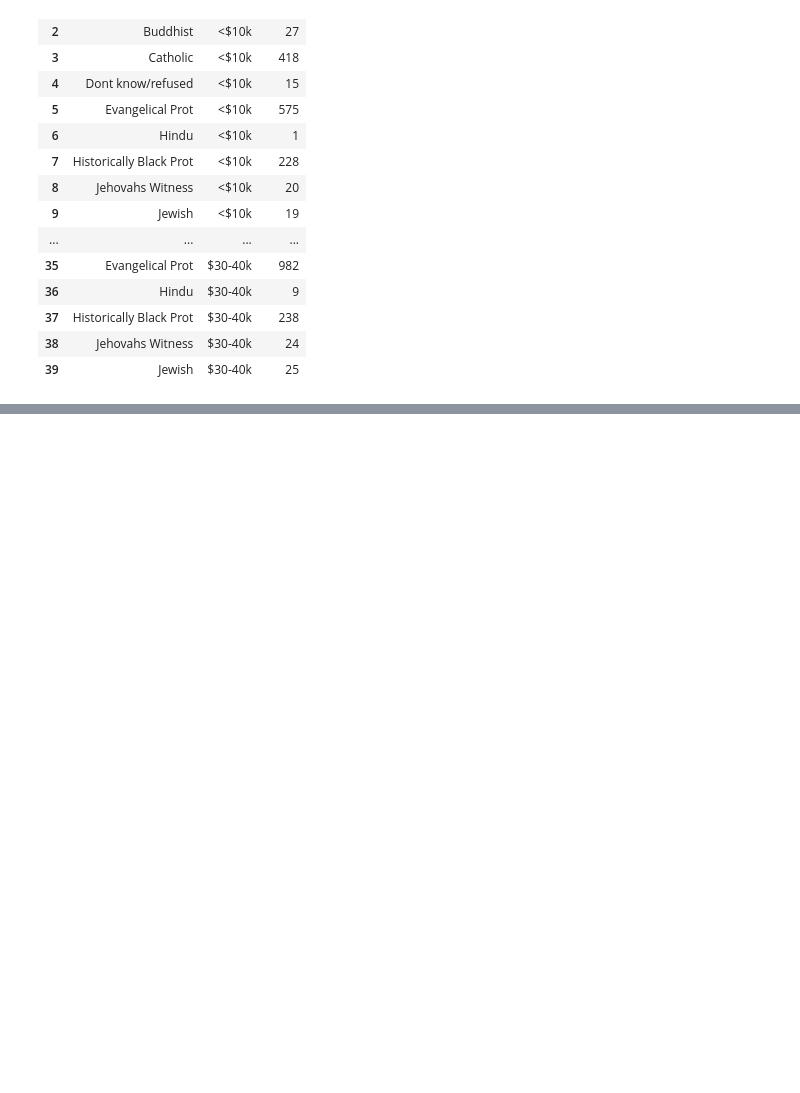
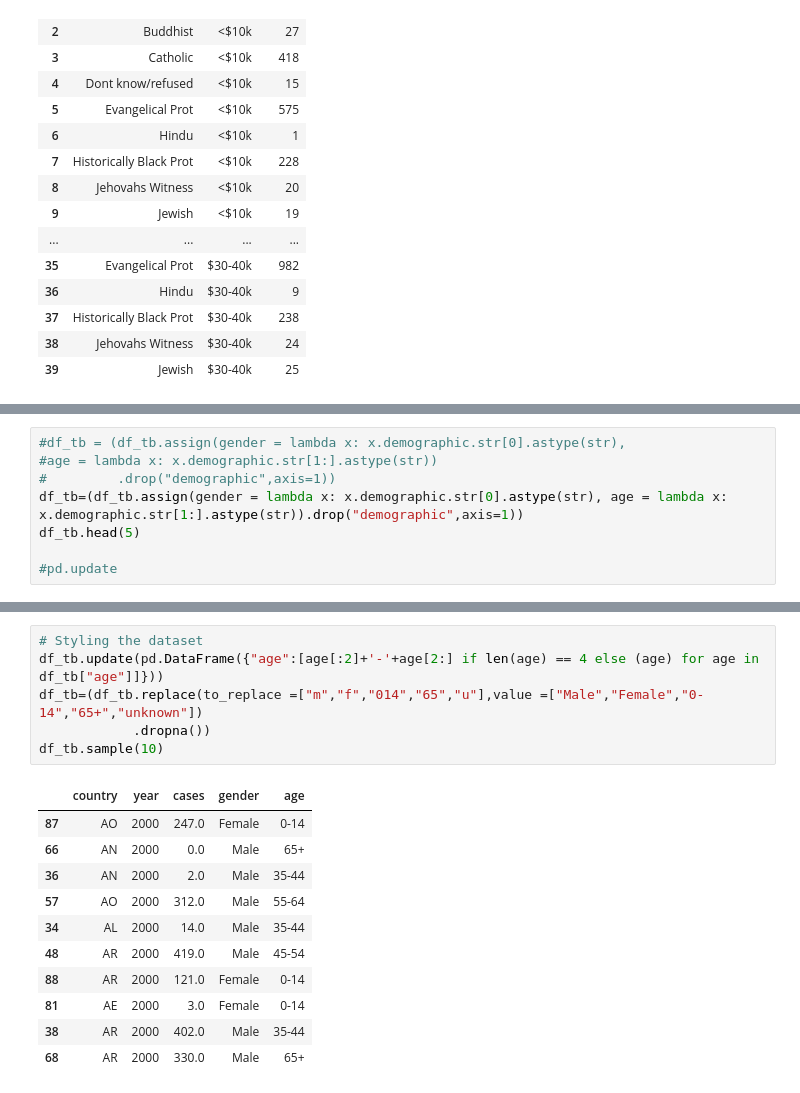
Before and after one commit to wu-olivia-ke/inf1340-programmingfordatascience-fa21, a Jupyter notebook: class-demo.ipynb, the cells around one changed output, grey strips where cells are left out. Drawn from its saved outputs; the diff is of its cells as text; blank space fills up the shorter version.

```diff
--- a/class-demo.ipynb
+++ b/class-demo.ipynb
@@ -315,0 +364,8 @@ tidy_pew.head(40)
+# %%
+#df_tb = (df_tb.assign(gender = lambda x: x.demographic.str[0].astype(str),
+#age = lambda x: x.demographic.str[1:].astype(str))
+#         .drop("demographic",axis=1))
+df_tb=(df_tb.assign(gender = lambda x: x.demographic.str[0].astype(str), age = lambda x: x.demographic.str[1:].astype(str)).drop("demographic",axis=1))
+df_tb.head(5)
+
+#pd.update
@@ -315,0 +379,18 @@ tidy_pew.head(40)
+# %%
+# Styling the dataset
+df_tb.update(pd.DataFrame({"age":[age[:2]+'-'+age[2:] if len(age) == 4 else (age) for age in df_tb["age"]]}))
+df_tb=(df_tb.replace(to_replace =["m","f","014","65","u"],value =["Male","Female","0-14","65+","unknown"])
+            .dropna())
+df_tb.sample(10)
+# %% [output]
+|  | country | year | cases | gender | age |
+| 87 | AO | 2000 | 247.0 | Female | 0-14 |
+| 66 | AN | 2000 | 0.0 | Male | 65+ |
+| 36 | AN | 2000 | 2.0 | Male | 35-44 |
+| 57 | AO | 2000 | 312.0 | Male | 55-64 |
+| 34 | AL | 2000 | 14.0 | Male | 35-44 |
+| 48 | AR | 2000 | 419.0 | Male | 45-54 |
+| 88 | AR | 2000 | 121.0 | Female | 0-14 |
+| 81 | AE | 2000 | 3.0 | Female | 0-14 |
+| 38 | AR | 2000 | 402.0 | Male | 35-44 |
+| 68 | AR | 2000 | 330.0 | Male | 65+ |
```
Also changed, not shown: parts of 7 cells of this notebook, 1 other file.
